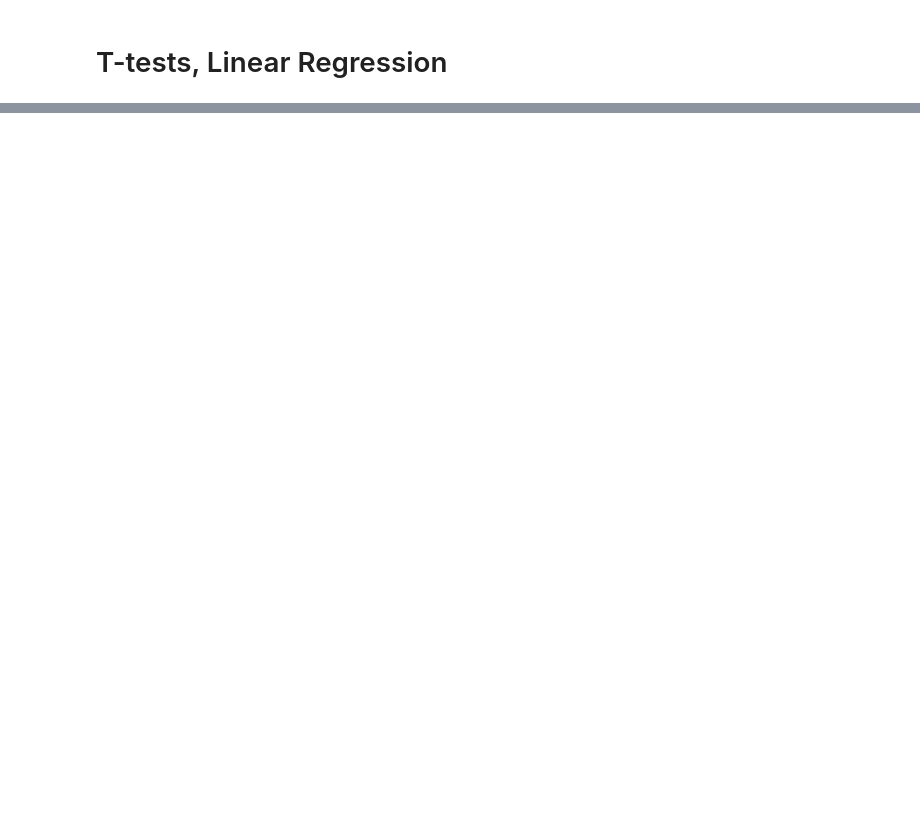
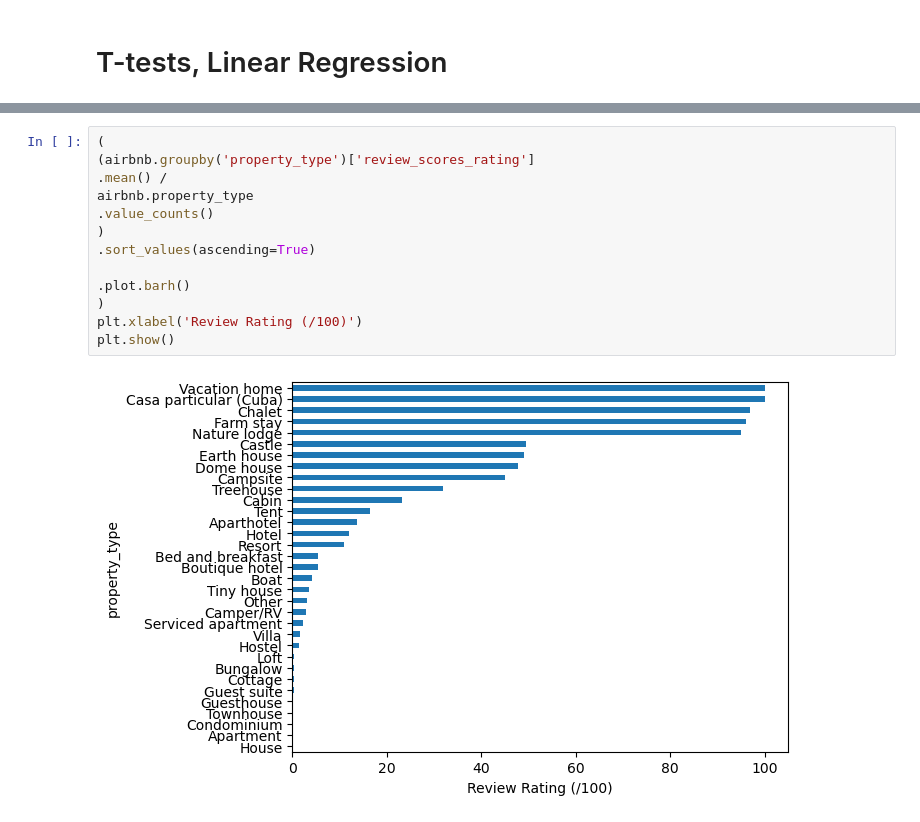
Before and after one commit to yunchen-hung/SanDiegoAirbnbRatingPrediction, a Jupyter notebook: data_analysis.ipynb, the cells around one changed output, grey strips where cells are left out. Saved outputs shown, nothing was run; the diff lists cells and outputs as text; blank space fills up the shorter version.

```diff
--- a/data_analysis.ipynb
+++ b/data_analysis.ipynb
@@ -43,0 +84,15 @@ airbnb.head()
+# %%
+(
+(airbnb.groupby('property_type')['review_scores_rating']
+.mean() /
+airbnb.property_type
+.value_counts()
+)
+.sort_values(ascending=True)
+
+.plot.barh()
+)
+plt.xlabel('Review Rating (/100)')
+plt.show()
+# %% [output]
+[figure, added]
```
Also changed, not shown: parts of 7 cells of this notebook.
